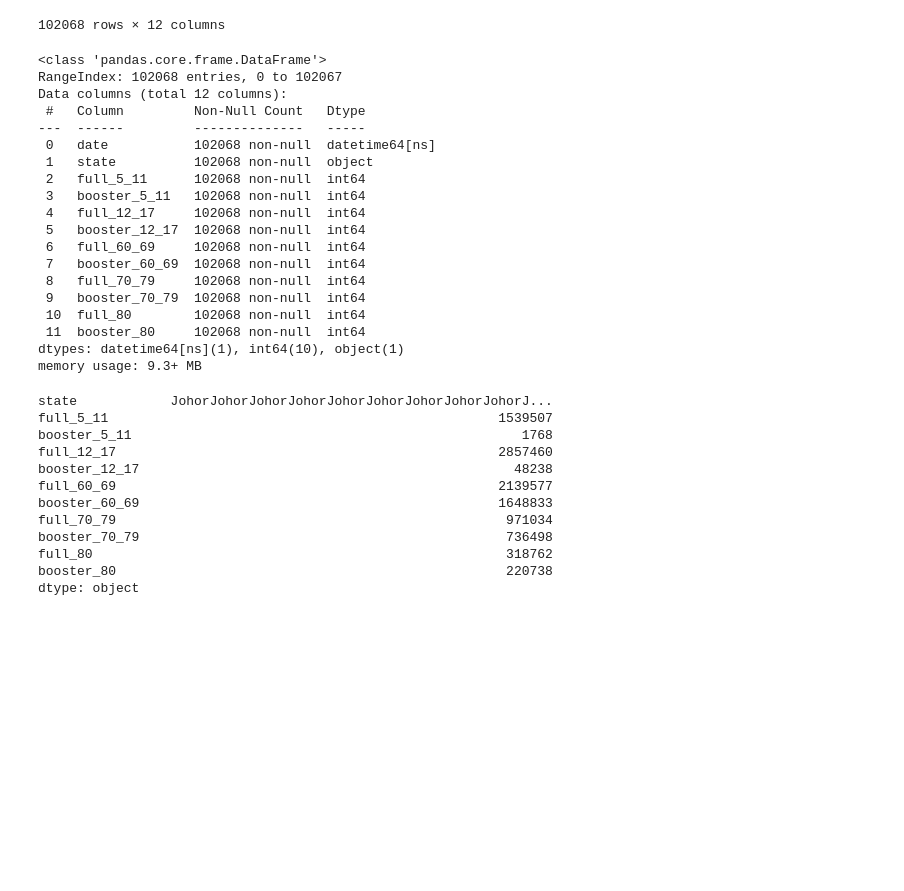
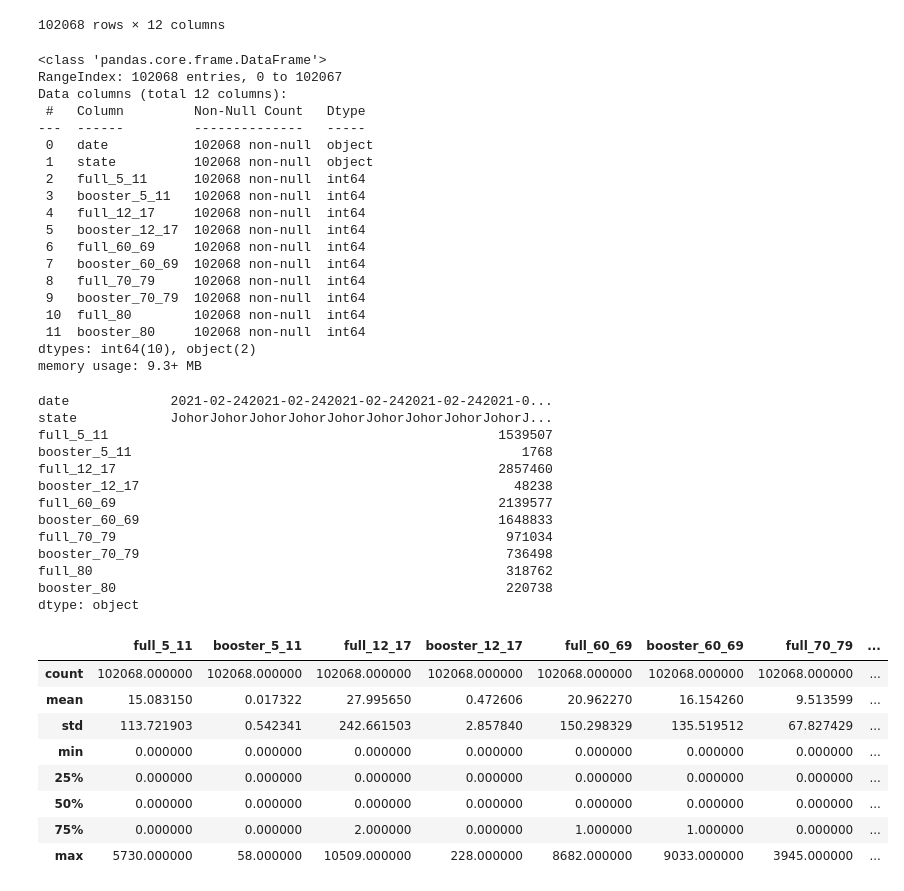
Before and after one commit to isaackong87/hia302_project, a Jupyter notebook: data_wrangler_irfan.ipynb, the cells around one changed output. Drawn from its saved outputs; the diff is of its cells as text; code cells hidden in the pictures; blank space fills up the shorter version.

```diff
--- a/data_wrangler_irfan.ipynb
+++ b/data_wrangler_irfan.ipynb
@@ -11,7 +11,9 @@ from datetime import datetime, date
 import os, sys
 # %%
 #importing vaccination data  using demog-age data and review raw data
-df_vax_demog_age =pd.read_csv ("https://raw.githubusercontent.com/mdirfan76/covid19-public/main/vaccination/vax_demog_age.csv")
+#df_vax_demog_age =pd.read_csv ("https://raw.githubusercontent.com/mdirfan76/covid19-public/main/vaccination/vax_demog_age.csv")
+#fork from github from 9122022
+df1=pd.read_csv("C:\\Users\\Irfan\\Desktop\\vax_demog_age.91222.csv")
 # %%
 df1=df_vax_demog_age
 # %%
@@ -152,7 +154,7 @@ RangeIndex: 102068 entries, 0 to 102067
 Data columns (total 12 columns):
  #   Column         Non-Null Count   Dtype
 ---  ------         --------------   -----
- 0   date           102068 non-null  datetime64[ns]
+ 0   date           102068 non-null  object
  1   state          102068 non-null  object
  2   full_5_11      102068 non-null  int64
  3   booster_5_11   102068 non-null  int64
@@ -164,11 +166,12 @@ Data columns (total 12 columns):
  9   booster_70_79  102068 non-null  int64
  10  full_80        102068 non-null  int64
  11  booster_80     102068 non-null  int64
-dtypes: datetime64[ns](1), int64(10), object(1)
+dtypes: int64(10), object(2)
 memory usage: 9.3+ MB
 # %%
 df2.sum()
 # %% [output]
+date             2021-02-242021-02-242021-02-242021-02-242021-0...
 state            JohorJohorJohorJohorJohorJohorJohorJohorJohorJ...
 full_5_11                                                  1539507
 booster_5_11                                                  1768
@@ -181,3 +184,15 @@ booster_70_79                                               736498
 full_80                                                     318762
 booster_80                                                  220738
 dtype: object
+# %%
+df2.describe()
+# %% [output]
+|  | full_5_11 | booster_5_11 | full_12_17 | booster_12_17 | full_60_69 | booster_60_69 | full_70_79 | ... |
+| count | 102068.000000 | 102068.000000 | 102068.000000 | 102068.000000 | 102068.000000 | 102068.000000 | 102068.000000 | ... |
+| mean | 15.083150 | 0.017322 | 27.995650 | 0.472606 | 20.962270 | 16.154260 | 9.513599 | ... |
+| std | 113.721903 | 0.542341 | 242.661503 | 2.857840 | 150.298329 | 135.519512 | 67.827429 | ... |
+| min | 0.000000 | 0.000000 | 0.000000 | 0.000000 | 0.000000 | 0.000000 | 0.000000 | ... |
+| 25% | 0.000000 | 0.000000 | 0.000000 | 0.000000 | 0.000000 | 0.000000 | 0.000000 | ... |
+| 50% | 0.000000 | 0.000000 | 0.000000 | 0.000000 | 0.000000 | 0.000000 | 0.000000 | ... |
+| 75% | 0.000000 | 0.000000 | 2.000000 | 0.000000 | 1.000000 | 1.000000 | 0.000000 | ... |
+| max | 5730.000000 | 58.000000 | 10509.000000 | 228.000000 | 8682.000000 | 9033.000000 | 3945.000000 | ... |
```
Also changed, not shown: parts of 1 cell of this notebook.
